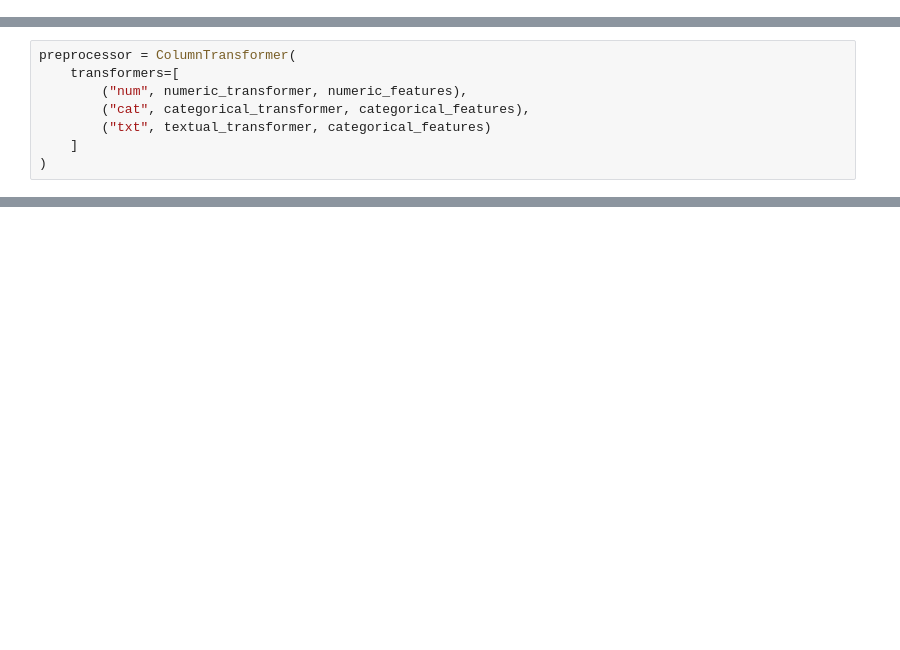
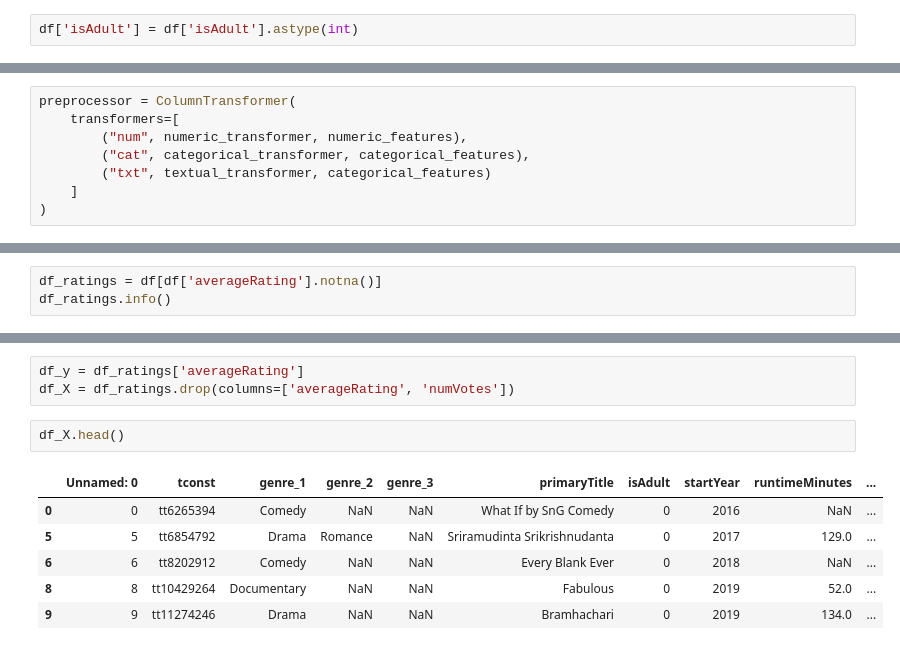
Before and after one commit to data-IA-2024/netfloox-recommandation-gr3, a Jupyter notebook: Models.ipynb, the cells around one changed output, grey strips where cells are left out. Saved outputs shown, nothing was run; the diff lists cells and outputs as text; blank space fills up the shorter version.

```diff
--- a/Models.ipynb
+++ b/Models.ipynb
@@ -33,2 +60,4 @@ df.head()
+# %%
+df['isAdult'] = df['isAdult'].astype(int)
 # %% [markdown]
 # Système de Recommandation
@@ -81,0 +241,3 @@ estimator_html_repr(preprocessor)
+# %%
+df_ratings = df[df['averageRating'].notna()]
+df_ratings.info()
@@ -81,0 +262,12 @@ estimator_html_repr(preprocessor)
+# %%
+df_y = df_ratings['averageRating']
+df_X = df_ratings.drop(columns=['averageRating', 'numVotes'])
+# %%
+df_X.head()
+# %% [output]
+|  | Unnamed: 0 | tconst | genre_1 | genre_2 | genre_3 | primaryTitle | isAdult | startYear | runtimeMinutes | ... |
+| 0 | 0 | tt6265394 | Comedy | NaN | NaN | What If by SnG Comedy | 0 | 2016 | NaN | ... |
+| 5 | 5 | tt6854792 | Drama | Romance | NaN | Sriramudinta Srikrishnudanta | 0 | 2017 | 129.0 | ... |
+| 6 | 6 | tt8202912 | Comedy | NaN | NaN | Every Blank Ever | 0 | 2018 | NaN | ... |
+| 8 | 8 | tt10429264 | Documentary | NaN | NaN | Fabulous | 0 | 2019 | 52.0 | ... |
+| 9 | 9 | tt11274246 | Drama | NaN | NaN | Bramhachari | 0 | 2019 | 134.0 | ... |
```
Also changed, not shown: parts of 52 cells of this notebook.
